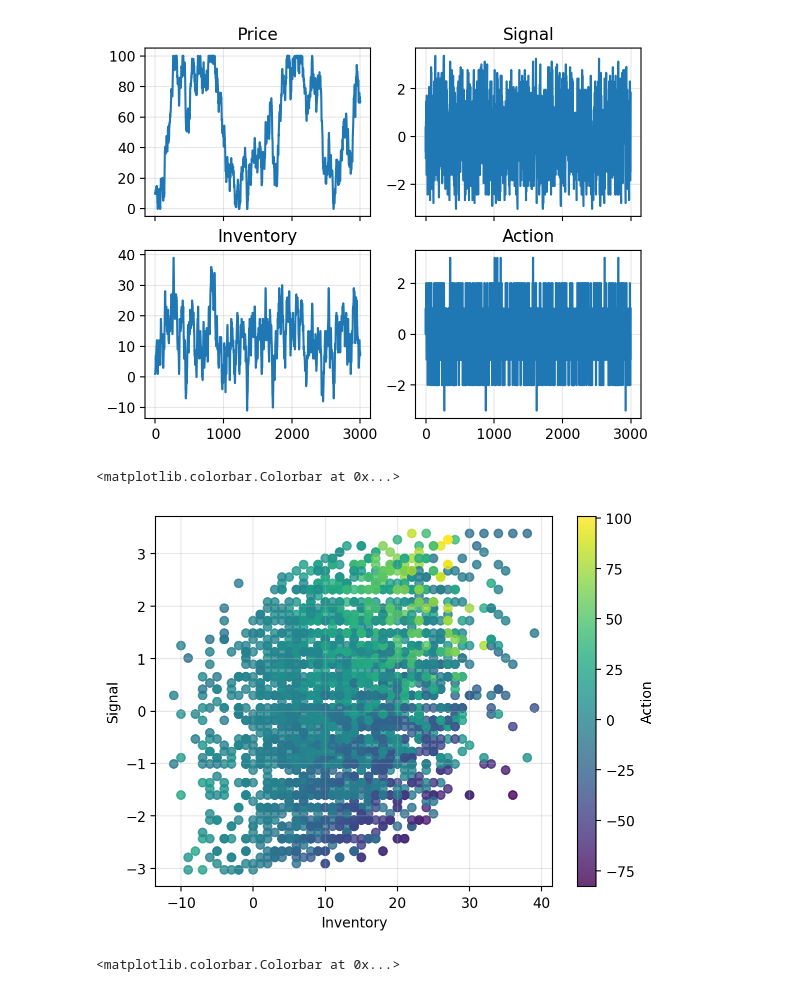
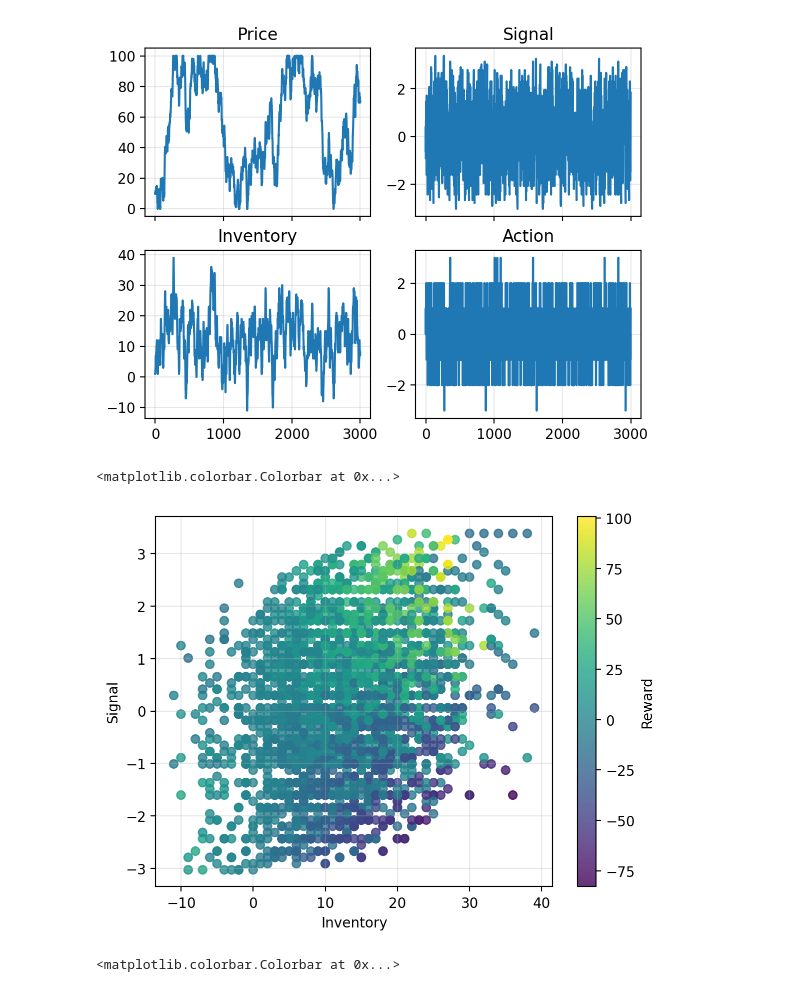
Before and after one commit to sapienzaio/online-ml-finance, a Jupyter notebook: 06-reinforcement-learning/price-impact-signal.ipynb, the cells around one changed output. Saved outputs shown, nothing was run; the diff lists cells and outputs as text; code cells hidden in the pictures.

```diff
--- a/06-reinforcement-learning/price-impact-signal.ipynb
+++ b/06-reinforcement-learning/price-impact-signal.ipynb
@@ -515,12 +515,12 @@ for ax, label in zip(axs, labels):
 # %%
 plt.scatter(inventory_hist, signal_hist, c=reward_hist, alpha=0.8, cmap="viridis")
 plt.grid(alpha=0.3)
 plt.xlabel("Inventory")
 plt.ylabel("Signal")
-plt.colorbar(label="Action")
+plt.colorbar(label="Reward")
 # %% [output]
 <matplotlib.colorbar.Colorbar at 0x...>
-[figure, old version]
+[figure, new version]
 # %%
 plt.scatter(inventory_hist, signal_hist, c=action_hist, cmap="RdBu_r")
 plt.grid(alpha=0.3)
```
Also changed, not shown: parts of 1 cell of this notebook.
